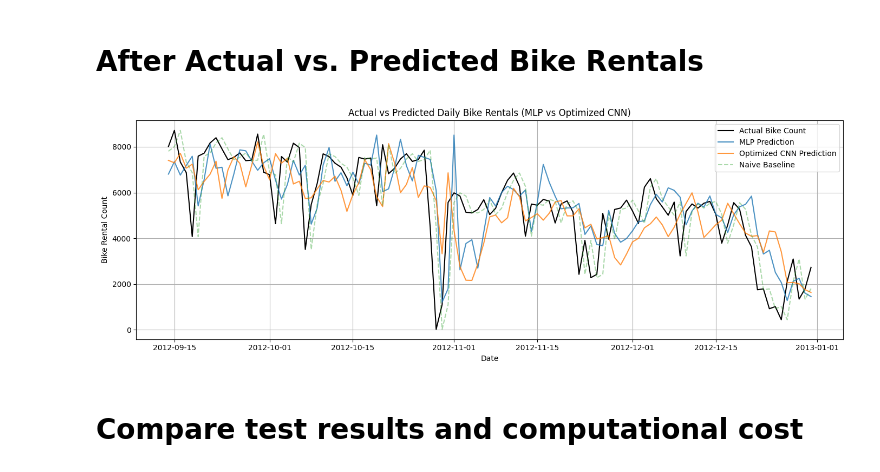
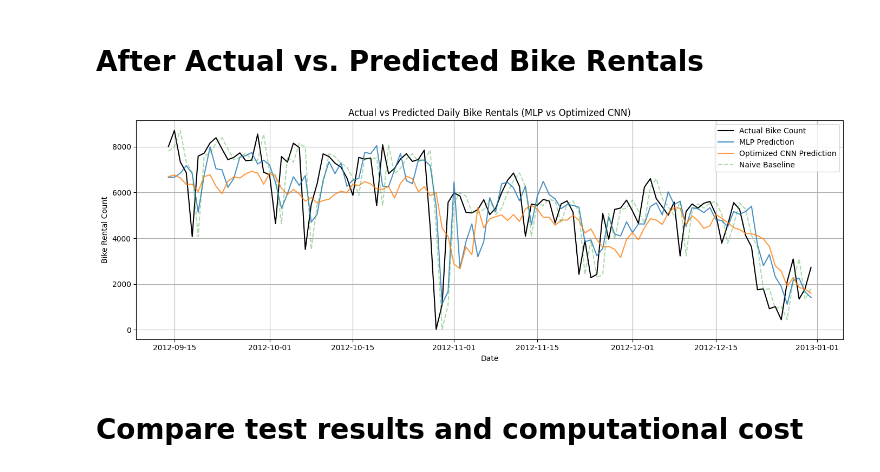
Before and after one commit to LamaAbdulal/AISE4010_Project, a Jupyter notebook: V2_Project_Bike_Share_Capital_fixed.ipynb, the cells around one changed output. Saved outputs shown, nothing was run; the diff lists cells and outputs as text; code cells hidden in the pictures.

```diff
--- a/V2_Project_Bike_Share_Capital_fixed.ipynb
+++ b/V2_Project_Bike_Share_Capital_fixed.ipynb
@@ -969,13 +971,17 @@ Although the MLP outperformed two of the three baseline models, it did not impro
 The CNN uses the MLP's windows (`X_mlp`) and targets so that scaling is fit on training rows only (no leakage), the `log1p` transform is used for the count variables, and all models are evaluated on identical test samples. The CNN needs 3D inputs `(samples, 7 days, 7 features)`, so we use the un-flattened windows; targets are the flattened `(samples, 7)` arrays.
 # %%
 # 3D windows (samples, 7, 7) from the MLP pipeline; targets already flattened to (samples, 7)
-X_train_cnn = X_mlp[:train_end_mlp]
-X_val_cnn   = X_mlp[train_end_mlp:val_end_mlp]
-X_test_cnn  = X_mlp[val_end_mlp:]
+#X_train_cnn = X_mlp[:train_end_mlp]
+#X_val_cnn   = X_mlp[train_end_mlp:val_end_mlp]
+#X_test_cnn  = X_mlp[val_end_mlp:]
 
-y_train_cnn = y_train_mlp
-y_val_cnn   = y_val_mlp
-y_test_cnn  = y_test_mlp
+X_train_cnn = X_train
+X_val_cnn   = X_val
+X_test_cnn  = X_test
+
+y_train_cnn = y_train
+y_val_cnn   = y_val
+y_test_cnn  = y_test
 
 print("Train:", X_train_cnn.shape, y_train_cnn.shape)
 print("Val:  ", X_val_cnn.shape, y_val_cnn.shape)
@@ -1262,7 +1268,7 @@ optimized_CNN.fit(
 CNN_pred = optimized_CNN.predict(X_test_cnn)
 
 # Baselines + MLP use the same MLP-local scaled data
-X_test_3d = X_mlp[val_end_mlp:]
+X_test_3d = X_test
 naive_mlp = X_test_3d[:, -1, :]
 seasonal_mlp = X_test_3d[:, 0, :]
 mean_mlp = np.repeat(
@@ -1332,35 +1320,35 @@ import matplotlib.pyplot as plt
 
 # Convert MLP and CNN predictions back to original bike counts
 predicted_cnt_mlp = inverse_cnt(mlp_pred[:, 0])
 predicted_cnt_cnn = inverse_cnt(CNN_pred[:, 0])
 naive_cnt = inverse_cnt(naive_mlp[:, 0])
 
 # Dates corresponding to the test targets
-test_dates = df.index[L_mlp:][val_end_mlp:]
+test_dates = df.index[L:][val_end:]
 
 plt.figure(figsize=(14, 5))
 
 plt.plot(test_dates, actual_cnt,
          label='Actual Bike Count', color='black', linewidth=1.5)
 
 plt.plot(test_dates, predicted_cnt_mlp,
          label='MLP Prediction', alpha=0.8)
 
 plt.plot(test_dates, predicted_cnt_cnn,
          label='Optimized CNN Prediction', alpha=0.8)
 
 plt.plot(test_dates, naive_cnt,
          label='Naive Baseline', alpha=0.4, linestyle='--')
 
 plt.title('Actual vs Predicted Daily Bike Rentals (MLP vs Optimized CNN)')
 plt.xlabel('Date')
 plt.ylabel('Bike Rental Count')
 plt.legend()
 plt.grid(True)
 plt.tight_layout()
 plt.show()
 # %% [output]
-[figure, old version]
+[figure, new version]
 # %% [markdown]
 # Compare test results and computational cost
 # %% [markdown]
```
Also changed, not shown: parts of 16 cells of this notebook.
